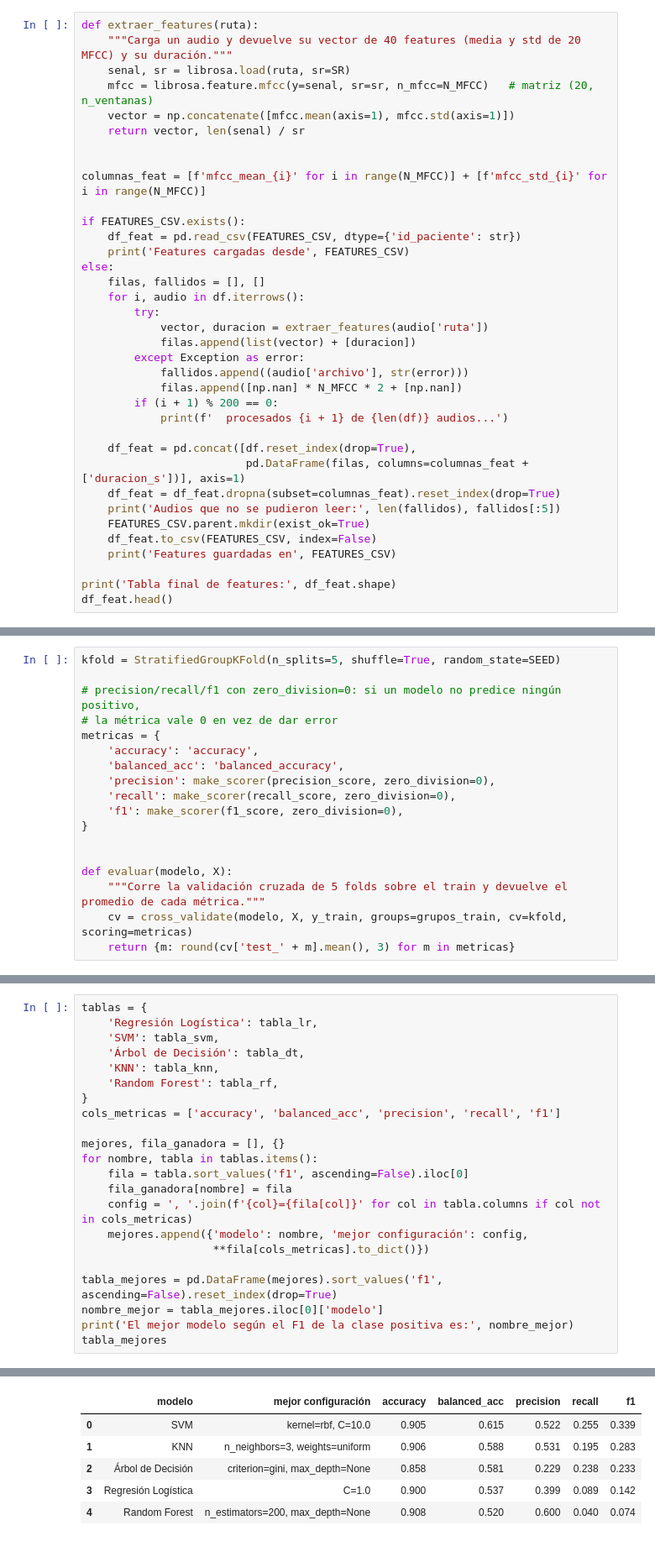
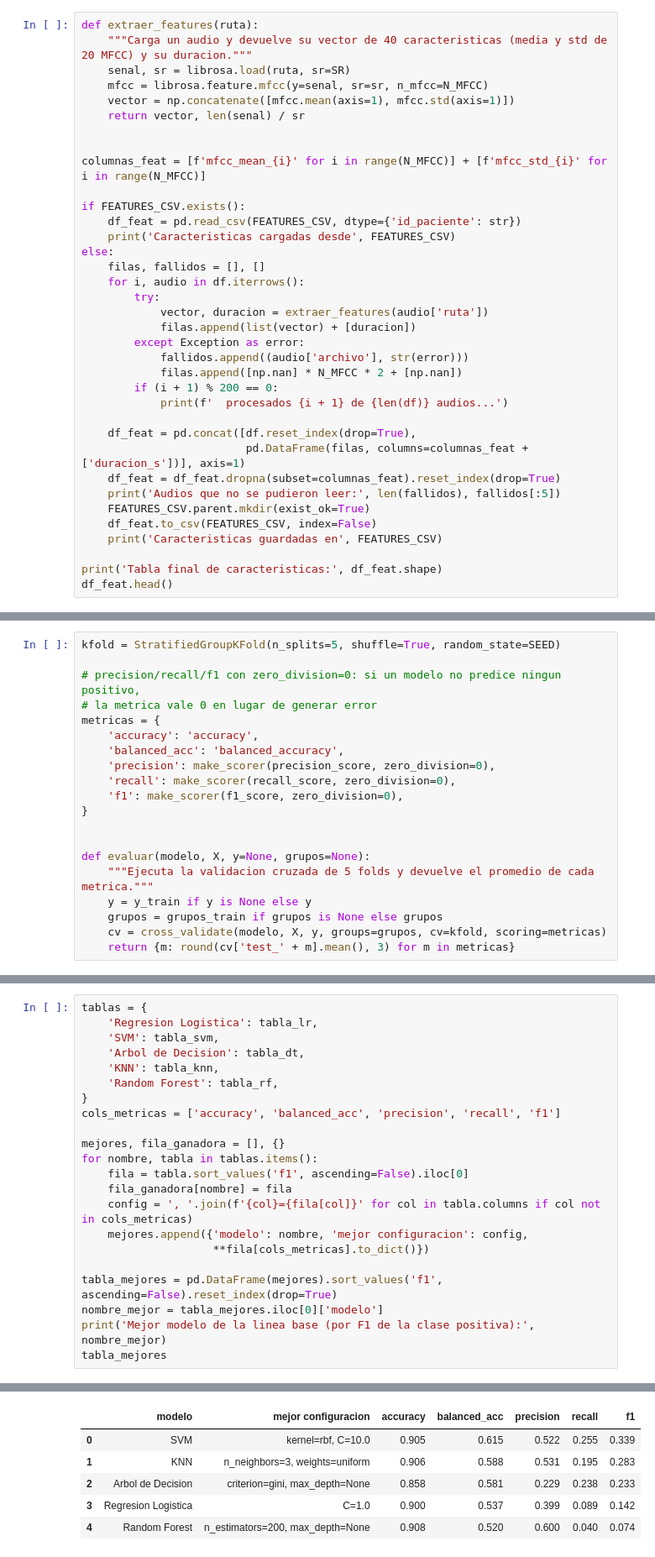
Before and after one commit to erosas-utec/ml-project-classification, a Jupyter notebook: covid_cough_classification.ipynb, the cells around one changed output, grey strips where cells are left out. Shown at 84% size. Saved outputs shown, nothing was run; the diff lists cells and outputs as text.

```diff
--- a/covid_cough_classification.ipynb
+++ b/covid_cough_classification.ipynb
@@ -168,8 +170,8 @@ Como extraer los MFCC de ~1350 audios toma unos minutos, guardo el resultado en
 # %%
 def extraer_features(ruta):
-    """Carga un audio y devuelve su vector de 40 features (media y std de 20 MFCC) y su duración."""
+    """Carga un audio y devuelve su vector de 40 caracteristicas (media y std de 20 MFCC) y su duracion."""
     senal, sr = librosa.load(ruta, sr=SR)
-    mfcc = librosa.feature.mfcc(y=senal, sr=sr, n_mfcc=N_MFCC)   # matriz (20, n_ventanas)
+    mfcc = librosa.feature.mfcc(y=senal, sr=sr, n_mfcc=N_MFCC)
     vector = np.concatenate([mfcc.mean(axis=1), mfcc.std(axis=1)])
     return vector, len(senal) / sr
 
@@ -178,7 +180,7 @@ columnas_feat = [f'mfcc_mean_{i}' for i in range(N_MFCC)] + [f'mfcc_std_{i}' for
 
 if FEATURES_CSV.exists():
     df_feat = pd.read_csv(FEATURES_CSV, dtype={'id_paciente': str})
-    print('Features cargadas desde', FEATURES_CSV)
+    print('Caracteristicas cargadas desde', FEATURES_CSV)
 else:
     filas, fallidos = [], []
     for i, audio in df.iterrows():
@@ -197,8 +199,8 @@ else:
     print('Audios que no se pudieron leer:', len(fallidos), fallidos[:5])
     FEATURES_CSV.parent.mkdir(exist_ok=True)
     df_feat.to_csv(FEATURES_CSV, index=False)
-    print('Features guardadas en', FEATURES_CSV)
+    print('Caracteristicas guardadas en', FEATURES_CSV)
 
-print('Tabla final de features:', df_feat.shape)
+print('Tabla final de caracteristicas:', df_feat.shape)
 df_feat.head()
 # %% [output]
@@ -288,8 +290,8 @@ Para cada combinación de hiperparámetros entreno 5 veces y reporto el **promed
 # %%
 kfold = StratifiedGroupKFold(n_splits=5, shuffle=True, random_state=SEED)
 
-# precision/recall/f1 con zero_division=0: si un modelo no predice ningún positivo,
-# la métrica vale 0 en vez de dar error
+# precision/recall/f1 con zero_division=0: si un modelo no predice ningun positivo,
+# la metrica vale 0 en lugar de generar error
 metricas = {
     'accuracy': 'accuracy',
     'balanced_acc': 'balanced_accuracy',
@@ -299,8 +301,10 @@ metricas = {
 }
 
 
-def evaluar(modelo, X):
-    """Corre la validación cruzada de 5 folds sobre el train y devuelve el promedio de cada métrica."""
-    cv = cross_validate(modelo, X, y_train, groups=grupos_train, cv=kfold, scoring=metricas)
+def evaluar(modelo, X, y=None, grupos=None):
+    """Ejecuta la validacion cruzada de 5 folds y devuelve el promedio de cada metrica."""
+    y = y_train if y is None else y
+    grupos = grupos_train if grupos is None else grupos
+    cv = cross_validate(modelo, X, y, groups=grupos, cv=kfold, scoring=metricas)
     return {m: round(cv['test_' + m].mean(), 3) for m in metricas}
 # %% [markdown]
@@ -418,8 +422,8 @@ Me quedo con la mejor configuración de cada modelo (según el F1 de la clase po
 # %%
 tablas = {
-    'Regresión Logística': tabla_lr,
+    'Regresion Logistica': tabla_lr,
     'SVM': tabla_svm,
-    'Árbol de Decisión': tabla_dt,
+    'Arbol de Decision': tabla_dt,
     'KNN': tabla_knn,
     'Random Forest': tabla_rf,
 }
@@ -430,11 +434,11 @@ for nombre, tabla in tablas.items():
     fila = tabla.sort_values('f1', ascending=False).iloc[0]
     fila_ganadora[nombre] = fila
     config = ', '.join(f'{col}={fila[col]}' for col in tabla.columns if col not in cols_metricas)
-    mejores.append({'modelo': nombre, 'mejor configuración': config,
+    mejores.append({'modelo': nombre, 'mejor configuracion': config,
                     **fila[cols_metricas].to_dict()})
 
 tabla_mejores = pd.DataFrame(mejores).sort_values('f1', ascending=False).reset_index(drop=True)
 nombre_mejor = tabla_mejores.iloc[0]['modelo']
-print('El mejor modelo según el F1 de la clase positiva es:', nombre_mejor)
+print('Mejor modelo de la linea base (por F1 de la clase positiva):', nombre_mejor)
 tabla_mejores
 # %% [output]
@@ -442,8 +446,8 @@ El mejor modelo según el F1 de la clase positiva es: SVM
-|  | modelo | mejor configuración | accuracy | balanced_acc | precision | recall | f1 |
+|  | modelo | mejor configuracion | accuracy | balanced_acc | precision | recall | f1 |
 | 0 | SVM | kernel=rbf, C=10.0 | 0.905 | 0.615 | 0.522 | 0.255 | 0.339 |
 | 1 | KNN | n_neighbors=3, weights=uniform | 0.906 | 0.588 | 0.531 | 0.195 | 0.283 |
-| 2 | Árbol de Decisión | criterion=gini, max_depth=None | 0.858 | 0.581 | 0.229 | 0.238 | 0.233 |
-| 3 | Regresión Logística | C=1.0 | 0.900 | 0.537 | 0.399 | 0.089 | 0.142 |
+| 2 | Arbol de Decision | criterion=gini, max_depth=None | 0.858 | 0.581 | 0.229 | 0.238 | 0.233 |
+| 3 | Regresion Logistica | C=1.0 | 0.900 | 0.537 | 0.399 | 0.089 | 0.142 |
 | 4 | Random Forest | n_estimators=200, max_depth=None | 0.908 | 0.520 | 0.600 | 0.040 | 0.074 |
 # %%
 fig, ax = plt.subplots(figsize=(9.5, 4.5))
```
Also changed, not shown: parts of 39 cells of this notebook, 17 other files.
